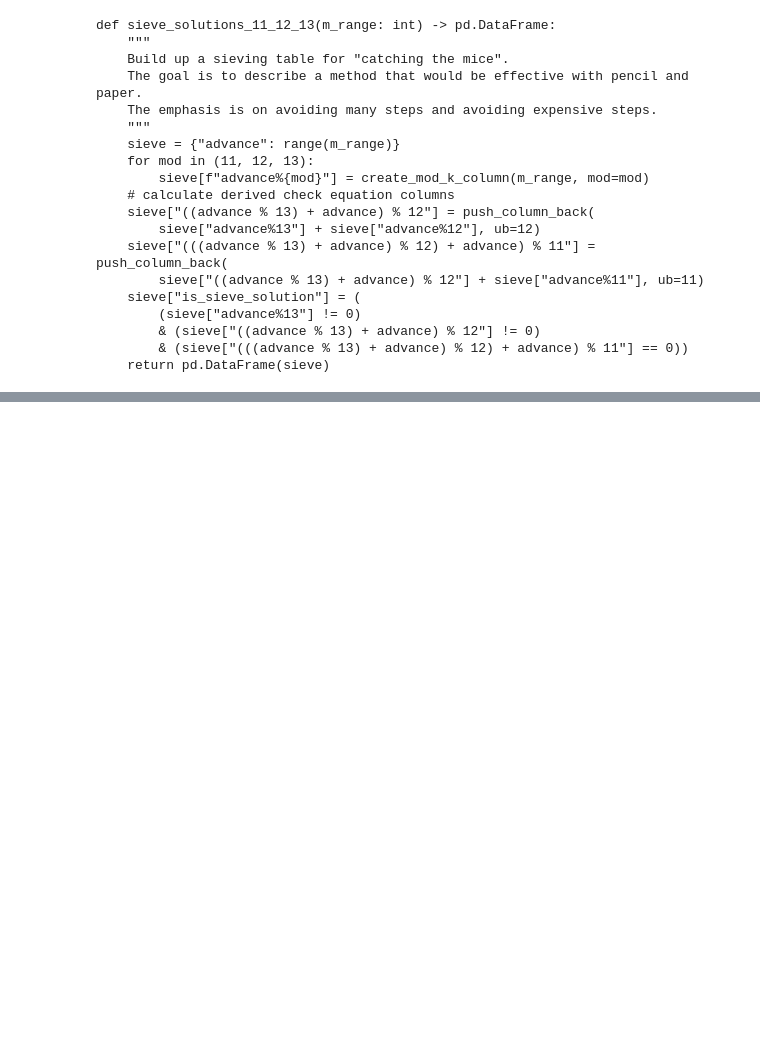
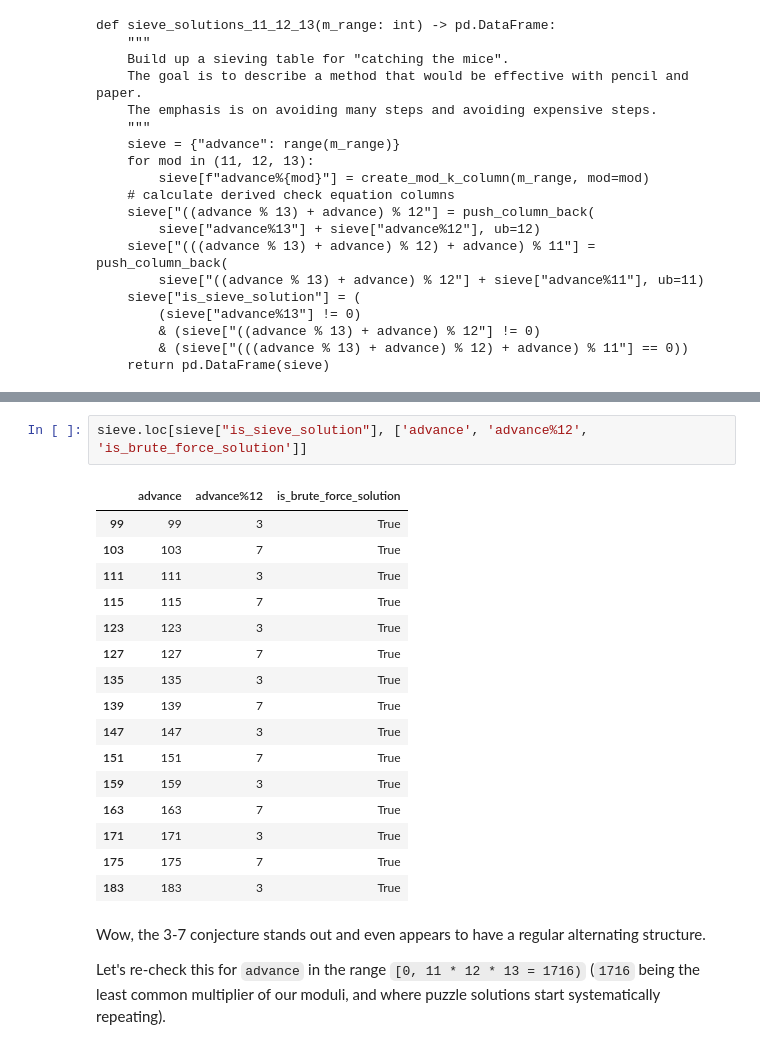
Before and after one commit to WinVector/Examples, a Jupyter notebook: puzzles/CatchingTheMice/catching_the_mice_sieve.ipynb, the cells around one changed output, grey strips where cells are left out. Saved outputs shown, nothing was run; the diff lists cells and outputs as text; blank space fills up the shorter version.

Commit message:
Add Peter Winkler's reference settle the 3-7 conjecture

```diff
--- a/puzzles/CatchingTheMice/catching_the_mice_sieve.ipynb
+++ b/puzzles/CatchingTheMice/catching_the_mice_sieve.ipynb
@@ -344,0 +351,23 @@ def sieve_solutions_11_12_13(m_range: int) -> pd.DataFrame:
+# %%
+sieve.loc[sieve["is_sieve_solution"], ['advance', 'advance%12', 'is_brute_force_solution']]
+# %% [output]
+|  | advance | advance%12 | is_brute_force_solution |
+| 99 | 99 | 3 | True |
+| 103 | 103 | 7 | True |
+| 111 | 111 | 3 | True |
+| 115 | 115 | 7 | True |
+| 123 | 123 | 3 | True |
+| 127 | 127 | 7 | True |
+| 135 | 135 | 3 | True |
+| 139 | 139 | 7 | True |
+| 147 | 147 | 3 | True |
+| 151 | 151 | 7 | True |
+| 159 | 159 | 3 | True |
+| 163 | 163 | 7 | True |
+| 171 | 171 | 3 | True |
+| 175 | 175 | 7 | True |
+| 183 | 183 | 3 | True |
+# %% [markdown]
+Wow, the 3-7 conjecture stands out and even appears to have a regular alternating structure.
+
+Let's re-check this for `advance` in the range `[0, 11 * 12 * 13 = 1716)` (`1716` being the least common multiplier of our moduli, and where puzzle solutions start systematically repeating).
```
Also changed, not shown: parts of 10 cells of this notebook.
